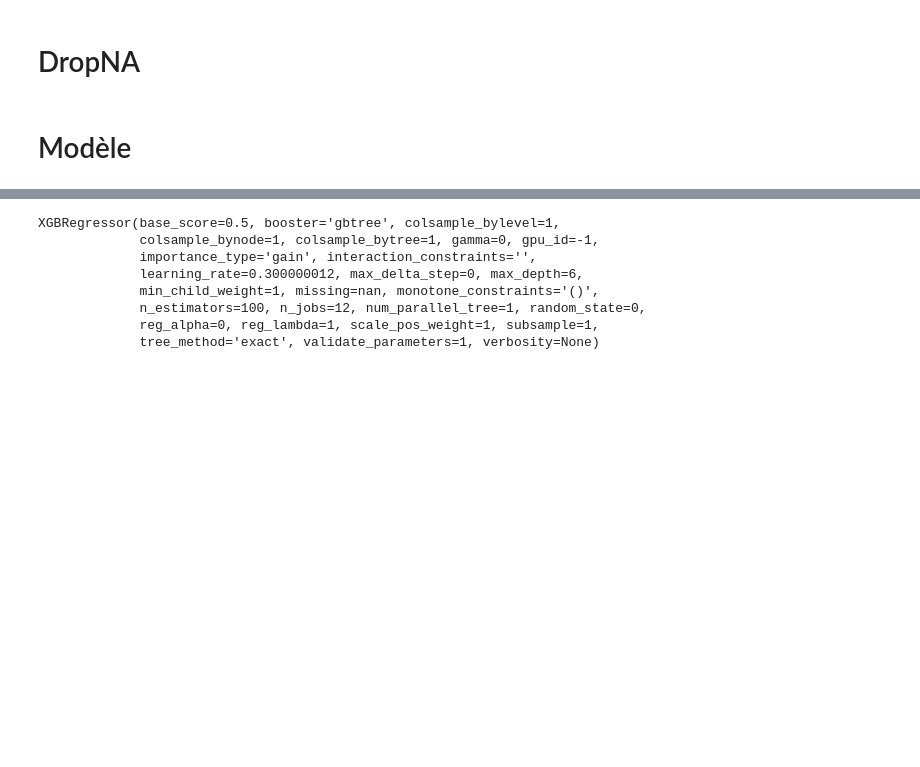
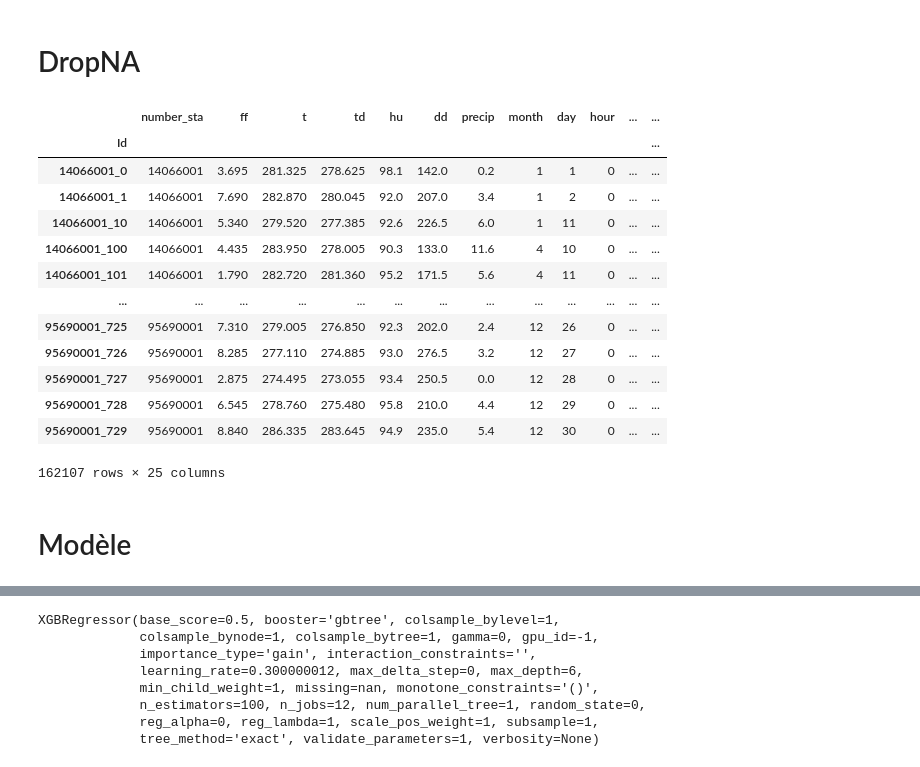
Before and after one commit to bgtyuh/defi-ia-2022, a Jupyter notebook: data train.ipynb, the cells around one changed output, grey strips where cells are left out. Cells and saved outputs as stored; diff of their text form; code cells hidden in the pictures; blank space fills up the shorter version.

```diff
--- a/data train.ipynb
+++ b/data train.ipynb
@@ -104,5 +132,8 @@ train
 # %%
 y_train = y.dropna()
 # %%
-train = train[train["Id"].isin(y_train["Id"])]
+train_ = train[train["Id"].isin(y_train["Id"])]
+# %%
+train_.set_index("Id", inplace=True)
+y_train.set_index("Id", inplace=True)
 # %%
@@ -110,3 +144,20 @@ y_train = y_train["Ground_truth"]
-# %% [markdown]
-# Modèle
+# %%
+data
+# %% [output]
+|  | number_sta | ff | t | td | hu | dd | precip | month | day | hour | ... | ... |
+| Id |  |  |  |  |  |  |  |  |  |  |  | ... |
+| 14066001_0 | 14066001 | 3.695 | 281.325 | 278.625 | 98.1 | 142.0 | 0.2 | 1 | 1 | 0 | ... | ... |
+| 14066001_1 | 14066001 | 7.690 | 282.870 | 280.045 | 92.0 | 207.0 | 3.4 | 1 | 2 | 0 | ... | ... |
+| 14066001_10 | 14066001 | 5.340 | 279.520 | 277.385 | 92.6 | 226.5 | 6.0 | 1 | 11 | 0 | ... | ... |
+| 14066001_100 | 14066001 | 4.435 | 283.950 | 278.005 | 90.3 | 133.0 | 11.6 | 4 | 10 | 0 | ... | ... |
+| 14066001_101 | 14066001 | 1.790 | 282.720 | 281.360 | 95.2 | 171.5 | 5.6 | 4 | 11 | 0 | ... | ... |
+| ... | ... | ... | ... | ... | ... | ... | ... | ... | ... | ... | ... | ... |
+| 95690001_725 | 95690001 | 7.310 | 279.005 | 276.850 | 92.3 | 202.0 | 2.4 | 12 | 26 | 0 | ... | ... |
+| 95690001_726 | 95690001 | 8.285 | 277.110 | 274.885 | 93.0 | 276.5 | 3.2 | 12 | 27 | 0 | ... | ... |
+| 95690001_727 | 95690001 | 2.875 | 274.495 | 273.055 | 93.4 | 250.5 | 0.0 | 12 | 28 | 0 | ... | ... |
+| 95690001_728 | 95690001 | 6.545 | 278.760 | 275.480 | 95.8 | 210.0 | 4.4 | 12 | 29 | 0 | ... | ... |
+| 95690001_729 | 95690001 | 8.840 | 286.335 | 283.645 | 94.9 | 235.0 | 5.4 | 12 | 30 | 0 | ... | ... |
+162107 rows × 25 columns
+# %% [markdown]
+# Modèle
 # %%
```
Also changed, not shown: parts of 15 cells of this notebook.
